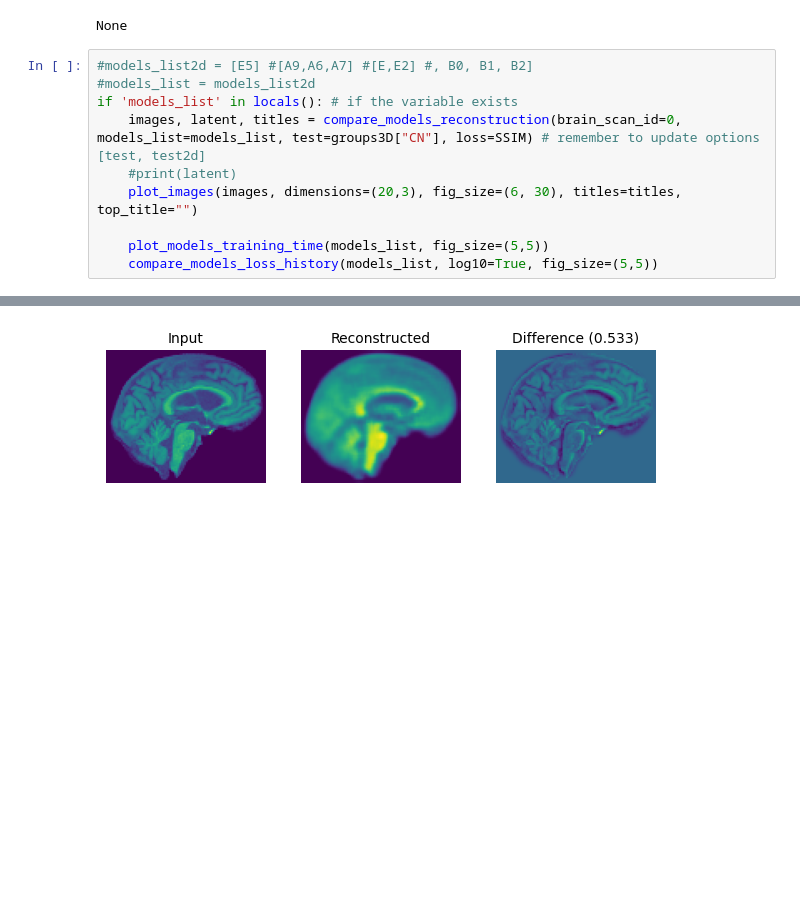
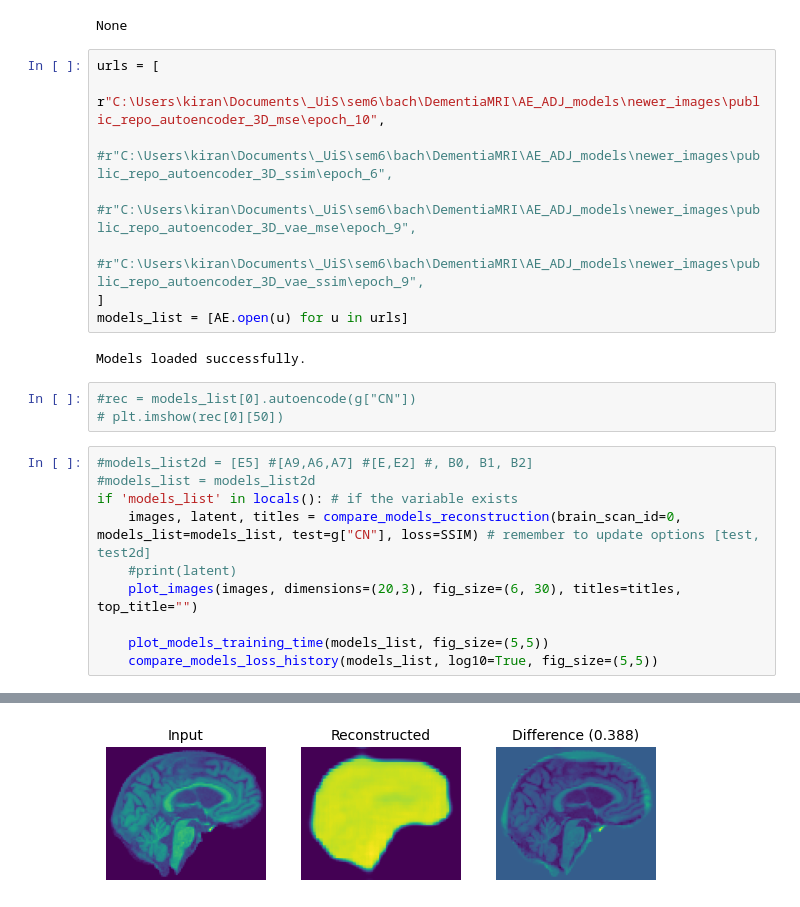
Before and after one commit to Vaakir/unsupervised-deep-learning-bachelor-thesis, a Jupyter notebook: ae_adj_training_pc2.ipynb, the cells around one changed output, grey strips where cells are left out. Cells and saved outputs as stored; diff of their text form; blank space fills up the shorter version.

```diff
--- a/ae_adj_training_pc2.ipynb
+++ b/ae_adj_training_pc2.ipynb
@@ -322,11 +361,24 @@ Reconstruction metric computed: AD_SSIM_loss
 |  | Model | CN_SSIM_loss | MCI_SSIM_loss | AD_SSIM_loss | Silhouette | Inertia | ARI |
 | 0 | public_repo_autoencoder_3D_mse | 0.300631 | 0.363465 | 0.36127 | 0.477842 | 1245.870328 | 0.068688 |
 None
+# %%
+urls = [
+    r"C:\Users\kiran\Documents\_UiS\sem6\bach\DementiaMRI\AE_ADJ_models\newer_images\public_repo_autoencoder_3D_mse\epoch_10",
+    #r"C:\Users\kiran\Documents\_UiS\sem6\bach\DementiaMRI\AE_ADJ_models\newer_images\public_repo_autoencoder_3D_ssim\epoch_6",
+    #r"C:\Users\kiran\Documents\_UiS\sem6\bach\DementiaMRI\AE_ADJ_models\newer_images\public_repo_autoencoder_3D_vae_mse\epoch_9",
+    #r"C:\Users\kiran\Documents\_UiS\sem6\bach\DementiaMRI\AE_ADJ_models\newer_images\public_repo_autoencoder_3D_vae_ssim\epoch_9",
+]
+models_list = [AE.open(u) for u in urls]
+# %% [output]
+Models loaded successfully.
+# %%
+#rec = models_list[0].autoencode(g["CN"])
+# plt.imshow(rec[0][50])
 # %%
 #models_list2d = [E5] #[A9,A6,A7] #[E,E2] #, B0, B1, B2]
 #models_list = models_list2d
 if 'models_list' in locals(): # if the variable exists
-    images, latent, titles = compare_models_reconstruction(brain_scan_id=0, models_list=models_list, test=groups3D["CN"], loss=SSIM) # remember to update options [test, test2d]
+    images, latent, titles = compare_models_reconstruction(brain_scan_id=0, models_list=models_list, test=g["CN"], loss=SSIM) # remember to update options [test, test2d]
     #print(latent)
     plot_images(images, dimensions=(20,3), fig_size=(6, 30), titles=titles, top_title="")
 
@@ -338,2 +390,2 @@ if 'models_list' in locals(): # if the variable exists
 ok (80, 96) (80, 96)
-[figure, old version]
+[figure, new version]
```
Also changed, not shown: parts of 5 cells of this notebook, 28 other files.
